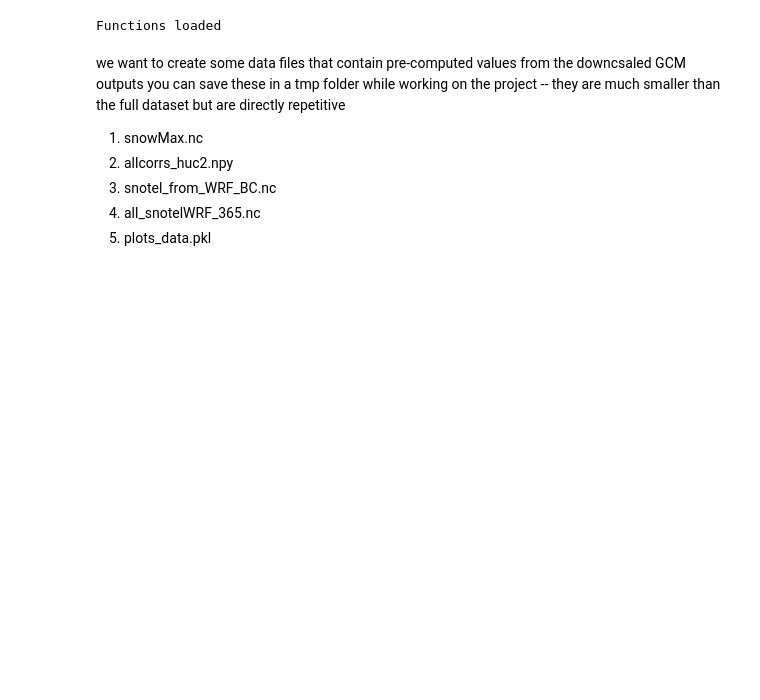
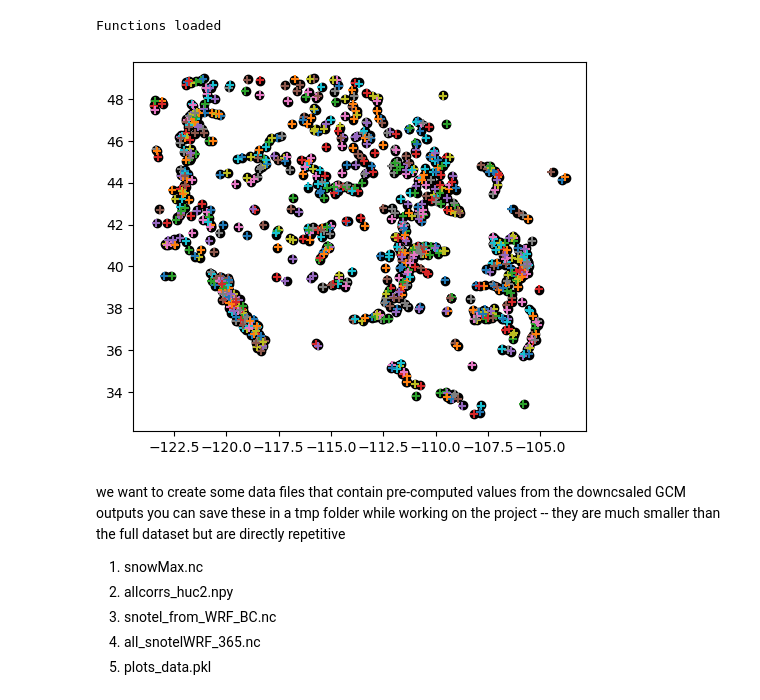
Before and after one commit to mariannecowherd/resilient-snowpack-estimation, a Jupyter notebook: code/generate_tmpfiles.ipynb, the cells around one changed output. Drawn from its saved outputs; the diff is of its cells as text; code cells hidden in the pictures; blank space fills up the shorter version.

```diff
--- a/code/generate_tmpfiles.ipynb
+++ b/code/generate_tmpfiles.ipynb
@@ -18,0 +55,22 @@ Functions loaded
+# %%
+ii = []
+jj = []
+
+for _, point in pillows.iterrows():
+    x = point.geometry.x
+    y = point.geometry.y
+    combined_diff = np.abs(lon - x) + np.abs(lat - y)
+    grid = combined_diff.values
+    min_index = np.argmin(grid)
+    min_index_2d = np.unravel_index(min_index, grid.shape)
+    ii.append(min_index_2d[1])
+    jj.append(min_index_2d[0])
+# %%
+fig, ax = plt.subplots()
+# ax.pcolormesh(coords2.XLONG[0], coords2.XLAT[0], coords2.HGT[0])
+pillows.plot(ax=ax, color = 'black')
+for idx in range(len(ii)):
+    ax.scatter(lon[jj[idx],ii[idx]], lat[jj[idx],ii[idx]], marker = '+')
+plt.show()
+# %% [output]
+[figure, added]
```
Also changed, not shown: parts of 2 cells of this notebook, 4 other files.
